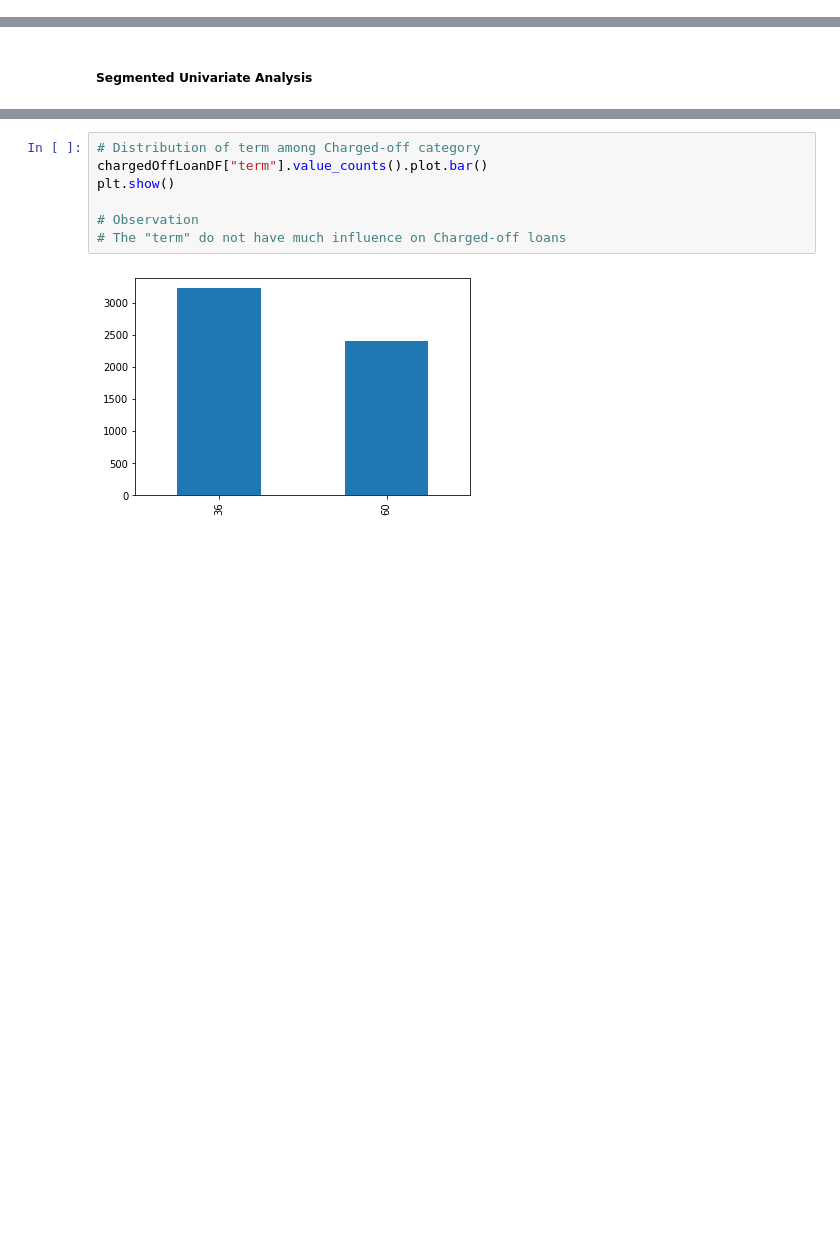
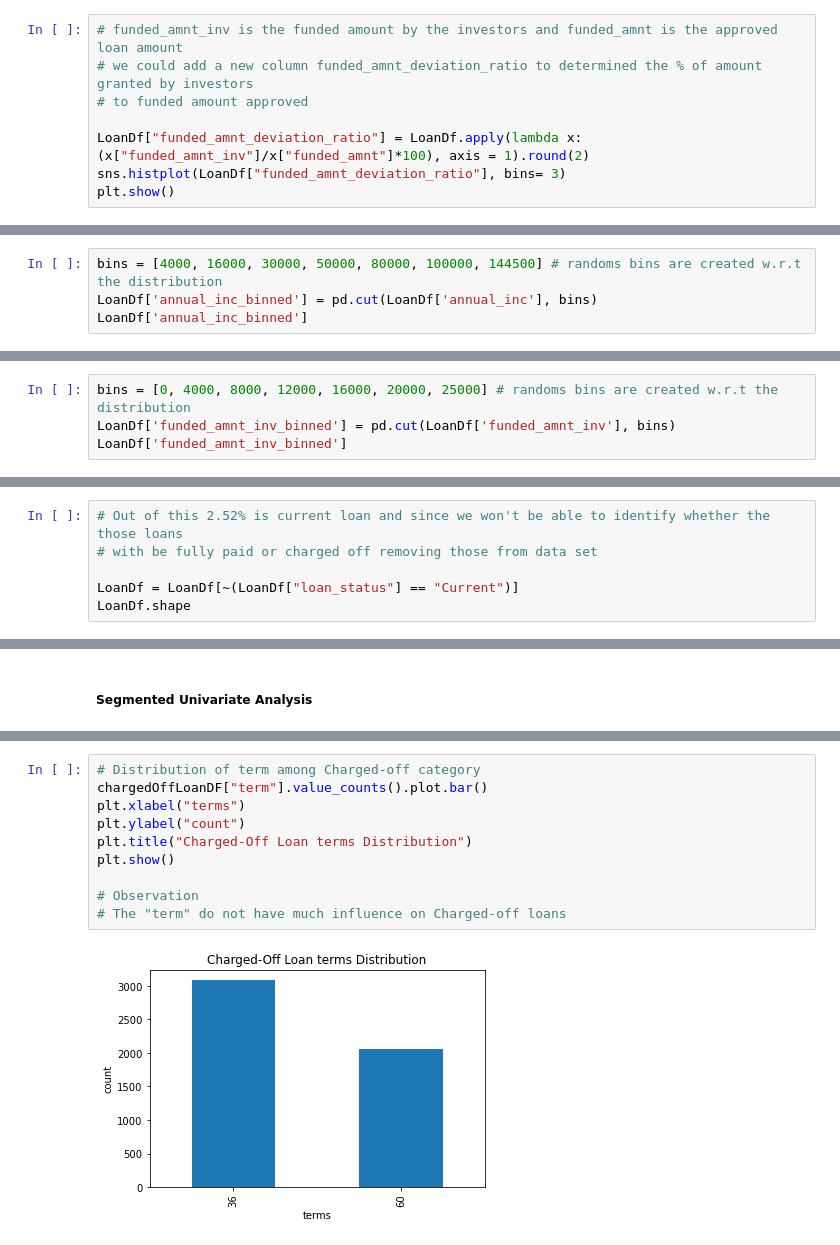
Before and after one commit to vighu0710/LendingClubCaseStudy, a Jupyter notebook: Lending Club Case Study.ipynb, the cells around one changed output, grey strips where cells are left out. Saved outputs shown, nothing was run; the diff lists cells and outputs as text; blank space fills up the shorter version.

```diff
--- a/Lending Club Case Study.ipynb
+++ b/Lending Club Case Study.ipynb
@@ -329,0 +464,8 @@ LoanDf[["issue_d","issue_m","issue_y"]].head()
+# %%
+# funded_amnt_inv is the funded amount by the investors and funded_amnt is the approved loan amount
+# we could add a new column funded_amnt_deviation_ratio to determined the % of amount granted by investors
+# to funded amount approved
+
+LoanDf["funded_amnt_deviation_ratio"] = LoanDf.apply(lambda x: (x["funded_amnt_inv"]/x["funded_amnt"]*100), axis = 1).round(2)
+sns.histplot(LoanDf["funded_amnt_deviation_ratio"], bins= 3)
+plt.show()
@@ -329,0 +492,4 @@ LoanDf[["issue_d","issue_m","issue_y"]].head()
+# %%
+bins = [4000, 16000, 30000, 50000, 80000, 100000, 144500] # randoms bins are created w.r.t the distribution
+LoanDf['annual_inc_binned'] = pd.cut(LoanDf['annual_inc'], bins)
+LoanDf['annual_inc_binned']
@@ -329,0 +523,4 @@ LoanDf[["issue_d","issue_m","issue_y"]].head()
+# %%
+bins = [0, 4000, 8000, 12000, 16000, 20000, 25000] # randoms bins are created w.r.t the distribution
+LoanDf['funded_amnt_inv_binned'] = pd.cut(LoanDf['funded_amnt_inv'], bins)
+LoanDf['funded_amnt_inv_binned']
@@ -386,0 +673,6 @@ plt.show()
+# %%
+# Out of this 2.52% is current loan and since we won't be able to identify whether the those loans
+# with be fully paid or charged off removing those from data set
+
+LoanDf = LoanDf[~(LoanDf["loan_status"] == "Current")]
+LoanDf.shape
@@ -419,12 +720,15 @@ Name: loan_amnt, Length: 487, dtype: int64
 # %%
 # Distribution of term among Charged-off category
 chargedOffLoanDF["term"].value_counts().plot.bar()
+plt.xlabel("terms")
+plt.ylabel("count")
+plt.title("Charged-Off Loan terms Distribution")
 plt.show()
 
 # Observation
 # The "term" do not have much influence on Charged-off loans
 # %% [output]
-[figure, old version]
+[figure, new version]
 # %%
 # Distribution of Interest Rate among Charged-off category
 plt.figure(figsize=[12,4])
```
Also changed, not shown: parts of 72 cells of this notebook.
